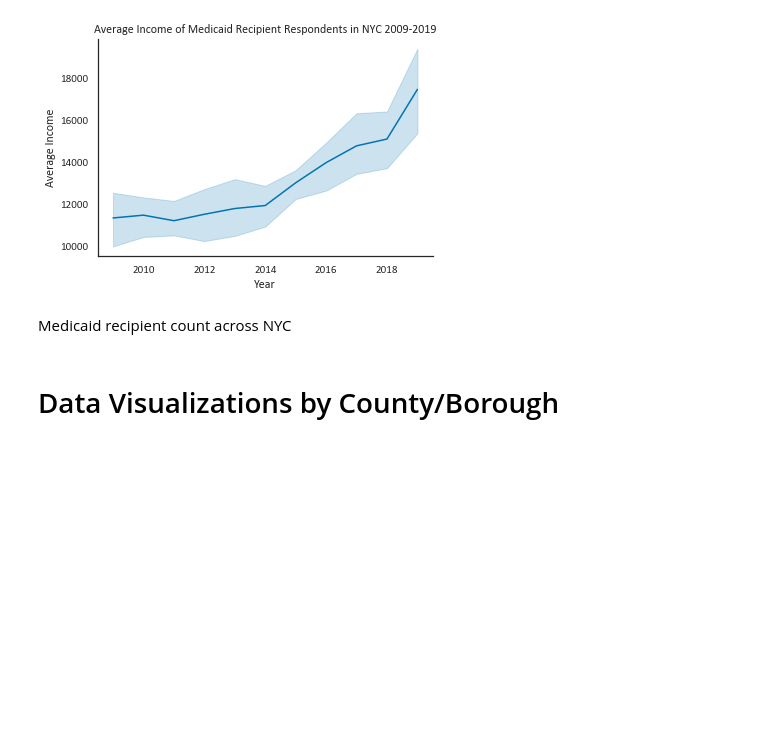
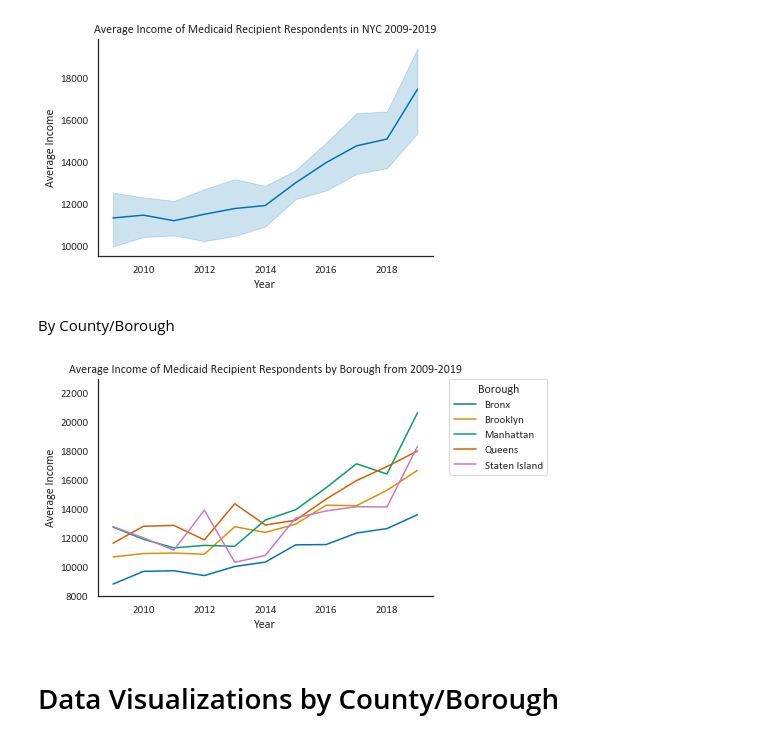
Before and after one commit to mspp-data-studio-2021/Ariel_Medex, a Jupyter notebook: IPUMS ACS Data 2009-2019.ipynb, the cells around one changed output. Cells and saved outputs as stored; diff of their text form; code cells hidden in the pictures; blank space fills up the shorter version.

```diff
--- a/IPUMS ACS Data 2009-2019.ipynb
+++ b/IPUMS ACS Data 2009-2019.ipynb
@@ -200,8 +198,21 @@ plt.title('Average Income of Medicaid Recipient Respondents in NYC 2009-2019')
 plt.savefig('NYC Medicaid Population Average Income 2009-2019.png')
 # %% [output]
 [figure]
-# %% [markdown]
-Medicaid recipient count across NYC
+# %% [markdown]
+By County/Borough
+# %%
+yr_br1 = yr_br1.replace([50, 470, 610, 810, 850], ['Bronx', 'Brooklyn', 'Manhattan', 'Queens', 'Staten Island'])
+sns.lineplot(x='YEAR', y='AVGINC', hue='COUNTYICP',
+             data=yr_br1,  palette=sns.color_palette("colorblind", n_colors=5))
+sns.despine()
+plt.ylabel('Average Income')
+plt.xlabel('Year')
+plt.ylim(8000, 23000)
+plt.title('Average Income of Medicaid Recipient Respondents by Borough from 2009-2019')
+plt.legend(bbox_to_anchor=(1.05, 1), loc=2, borderaxespad=0., title="Borough")
+plt.savefig('Medicaid Population Average Income by Borough 2009-2019.png')
+# %% [output]
+[figure, added]
 # %% [markdown]
 # Data Visualizations by County/Borough
 # %%
```
Also changed, not shown: parts of 29 cells of this notebook.
